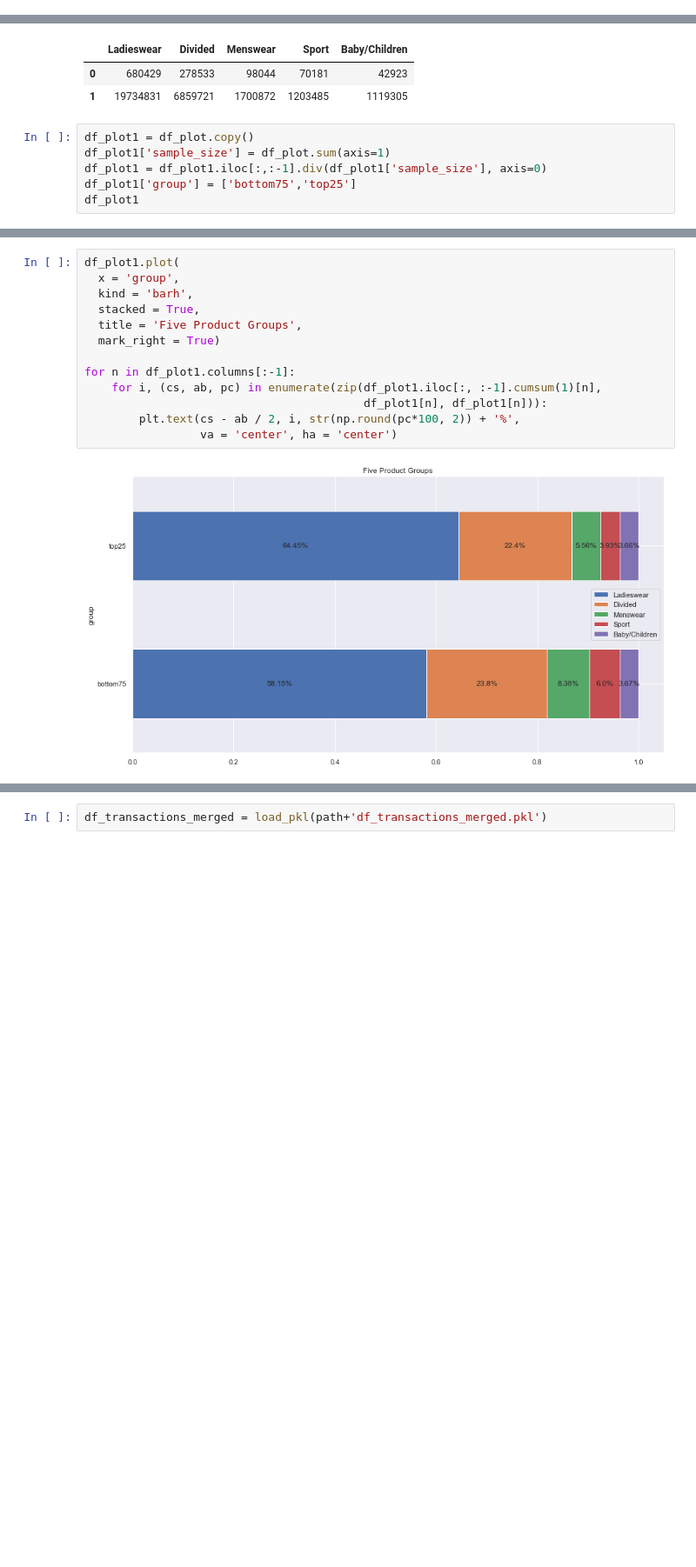
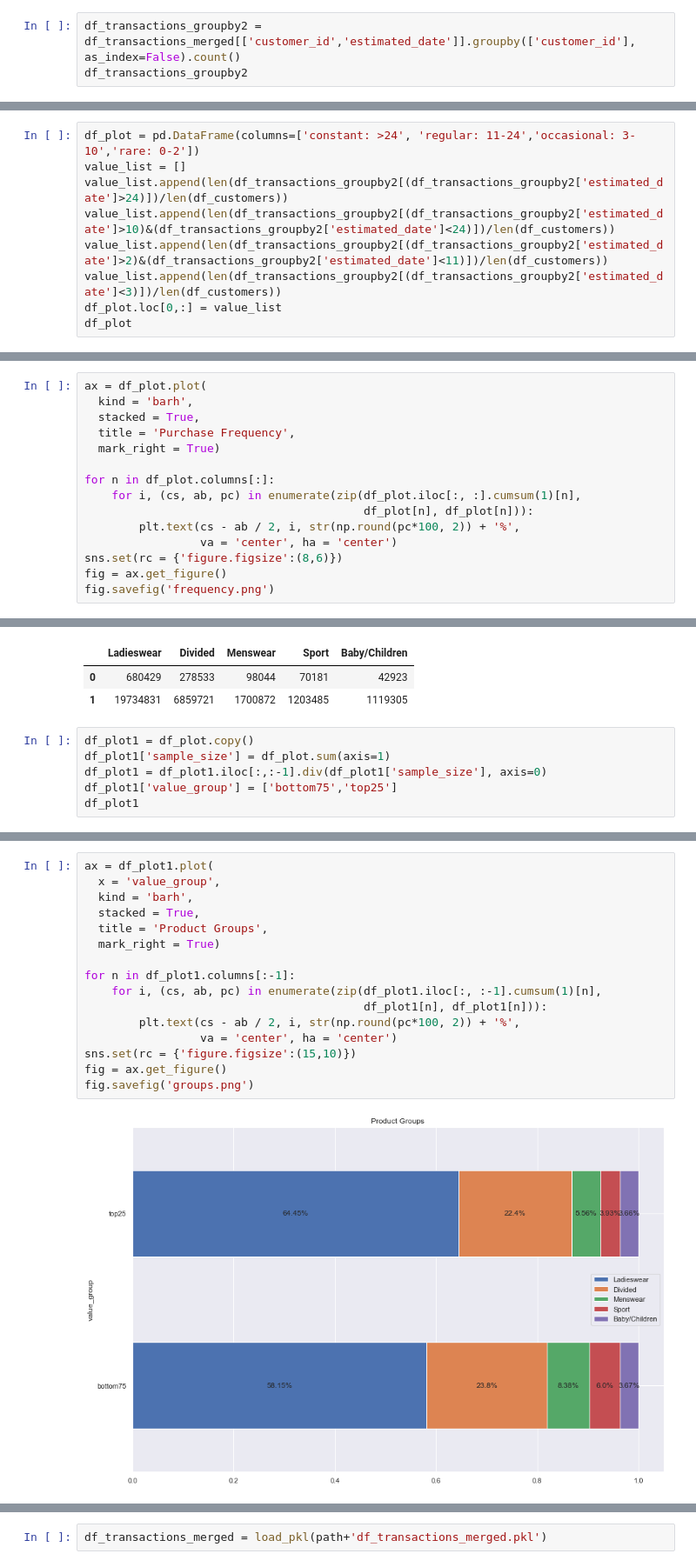
Before and after one commit to ParkerJiang/4995Group36FinalProject, a Jupyter notebook: analysis.ipynb, the cells around one changed output, grey strips where cells are left out. Shown at 87% size. Saved outputs shown, nothing was run; the diff lists cells and outputs as text; blank space fills up the shorter version.

```diff
--- a/analysis.ipynb
+++ b/analysis.ipynb
@@ -300,0 +325,3 @@ There are (124,) Product Types in total
+# %%
+df_transactions_groupby2 = df_transactions_merged[['customer_id','estimated_date']].groupby(['customer_id'], as_index=False).count()
+df_transactions_groupby2
@@ -300,0 +342,9 @@ There are (124,) Product Types in total
+# %%
+df_plot = pd.DataFrame(columns=['constant: >24', 'regular: 11-24','occasional: 3-10','rare: 0-2'])
+value_list = []
+value_list.append(len(df_transactions_groupby2[(df_transactions_groupby2['estimated_date']>24)])/len(df_customers))
+value_list.append(len(df_transactions_groupby2[(df_transactions_groupby2['estimated_date']>10)&(df_transactions_groupby2['estimated_date']<24)])/len(df_customers))
+value_list.append(len(df_transactions_groupby2[(df_transactions_groupby2['estimated_date']>2)&(df_transactions_groupby2['estimated_date']<11)])/len(df_customers))
+value_list.append(len(df_transactions_groupby2[(df_transactions_groupby2['estimated_date']<3)])/len(df_customers))
+df_plot.loc[0,:] = value_list
+df_plot
@@ -300,0 +354,15 @@ There are (124,) Product Types in total
+# %%
+ax = df_plot.plot(
+  kind = 'barh',
+  stacked = True,
+  title = 'Purchase Frequency',
+  mark_right = True)
+
+for n in df_plot.columns[:]:
+    for i, (cs, ab, pc) in enumerate(zip(df_plot.iloc[:, :].cumsum(1)[n],
+                                         df_plot[n], df_plot[n])):
+        plt.text(cs - ab / 2, i, str(np.round(pc*100, 2)) + '%',
+                 va = 'center', ha = 'center')
+sns.set(rc = {'figure.figsize':(8,6)})
+fig = ax.get_figure()
+fig.savefig('frequency.png')
@@ -311,6 +427,6 @@ df_plot
 df_plot1 = df_plot.copy()
 df_plot1['sample_size'] = df_plot.sum(axis=1)
 df_plot1 = df_plot1.iloc[:,:-1].div(df_plot1['sample_size'], axis=0)
-df_plot1['group'] = ['bottom75','top25']
+df_plot1['value_group'] = ['bottom75','top25']
 df_plot1
 # %% [output]
@@ -318,18 +434,21 @@ df_plot1
 | 0 | 0.581509 | 0.23804 | 0.08379 | 0.059978 | 0.036683 | bottom75 |
 | 1 | 0.644545 | 0.224041 | 0.055551 | 0.039306 | 0.036557 | top25 |
 # %%
-df_plot1.plot(
-  x = 'group',
+ax = df_plot1.plot(
+  x = 'value_group',
   kind = 'barh',
   stacked = True,
-  title = 'Five Product Groups',
+  title = 'Product Groups',
   mark_right = True)
 
 for n in df_plot1.columns[:-1]:
     for i, (cs, ab, pc) in enumerate(zip(df_plot1.iloc[:, :-1].cumsum(1)[n],
                                          df_plot1[n], df_plot1[n])):
         plt.text(cs - ab / 2, i, str(np.round(pc*100, 2)) + '%',
                  va = 'center', ha = 'center')
+sns.set(rc = {'figure.figsize':(15,10)})
+fig = ax.get_figure()
+fig.savefig('groups.png')
 # %% [output]
-[figure, old version]
+[figure, new version]
 # %% [markdown]
```
Also changed, not shown: parts of 26 cells of this notebook.
